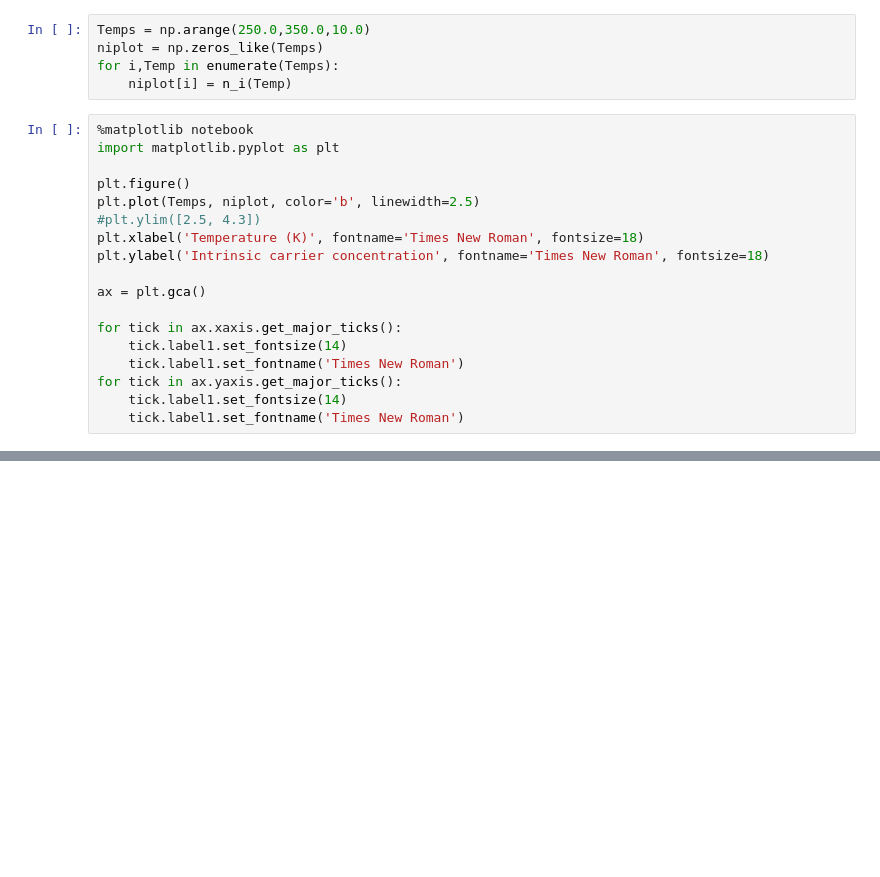
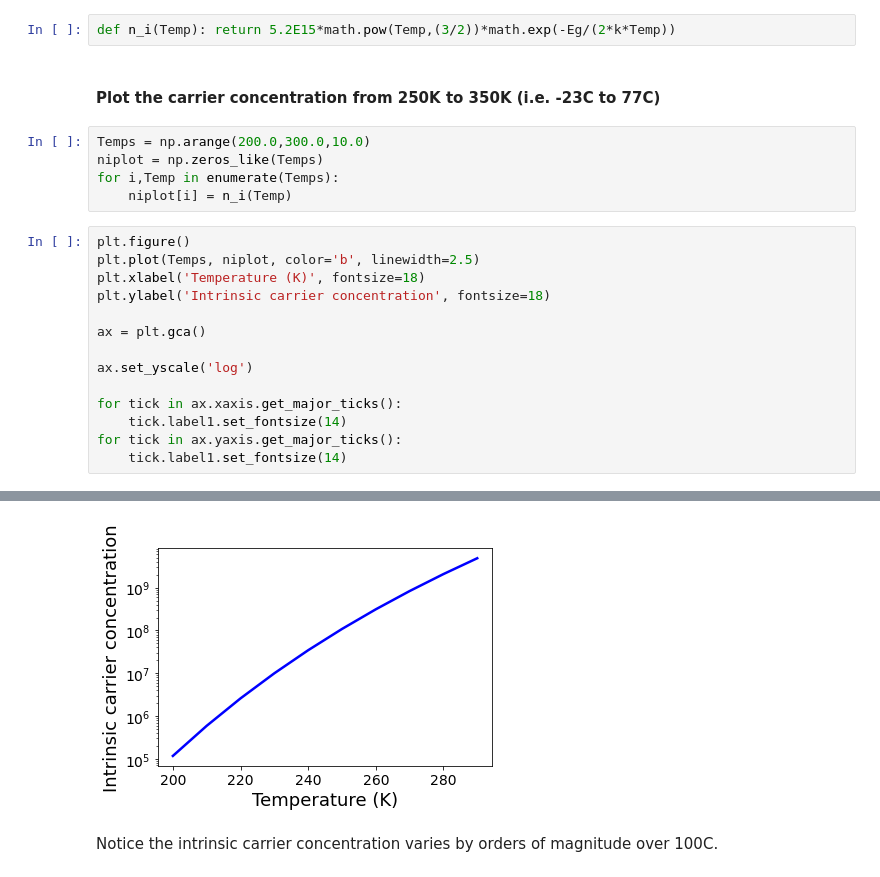
Before and after one commit to dvanblerkom/ece2200, a Jupyter notebook: Chapter2.ipynb, the cells around one changed output, grey strips where cells are left out. Drawn from its saved outputs; the diff is of its cells as text; blank space fills up the shorter version.

```diff
--- a/Chapter2.ipynb
+++ b/Chapter2.ipynb
@@ -20,24 +38,24 @@ def n_i(Temp): return 5.2E15*math.pow(Temp,(3/2))*math.exp(-Eg/(2*k*Temp))
+# %%
+def n_i(Temp): return 5.2E15*math.pow(Temp,(3/2))*math.exp(-Eg/(2*k*Temp))
+# %% [markdown]
+#### Plot the carrier concentration from 250K to 350K (i.e. -23C to 77C)
 # %%
-Temps = np.arange(250.0,350.0,10.0)
+Temps = np.arange(200.0,300.0,10.0)
 niplot = np.zeros_like(Temps)
 for i,Temp in enumerate(Temps):
     niplot[i] = n_i(Temp)
 # %%
-%matplotlib notebook
-import matplotlib.pyplot as plt
-
 plt.figure()
 plt.plot(Temps, niplot, color='b', linewidth=2.5)
-#plt.ylim([2.5, 4.3])
-plt.xlabel('Temperature (K)', fontname='Times New Roman', fontsize=18)
-plt.ylabel('Intrinsic carrier concentration', fontname='Times New Roman', fontsize=18)
+plt.xlabel('Temperature (K)', fontsize=18)
+plt.ylabel('Intrinsic carrier concentration', fontsize=18)
 
 ax = plt.gca()
 
+ax.set_yscale('log')
+
 for tick in ax.xaxis.get_major_ticks():
     tick.label1.set_fontsize(14)
-    tick.label1.set_fontname('Times New Roman')
 for tick in ax.yaxis.get_major_ticks():
     tick.label1.set_fontsize(14)
-    tick.label1.set_fontname('Times New Roman')
 # %% [output]
@@ -45,0 +62,3 @@ for tick in ax.yaxis.get_major_ticks():
+[figure, added]
+# %% [markdown]
+Notice the intrinsic carrier concentration varies by orders of magnitude over 100C.
```
Also changed, not shown: parts of 21 cells of this notebook.
